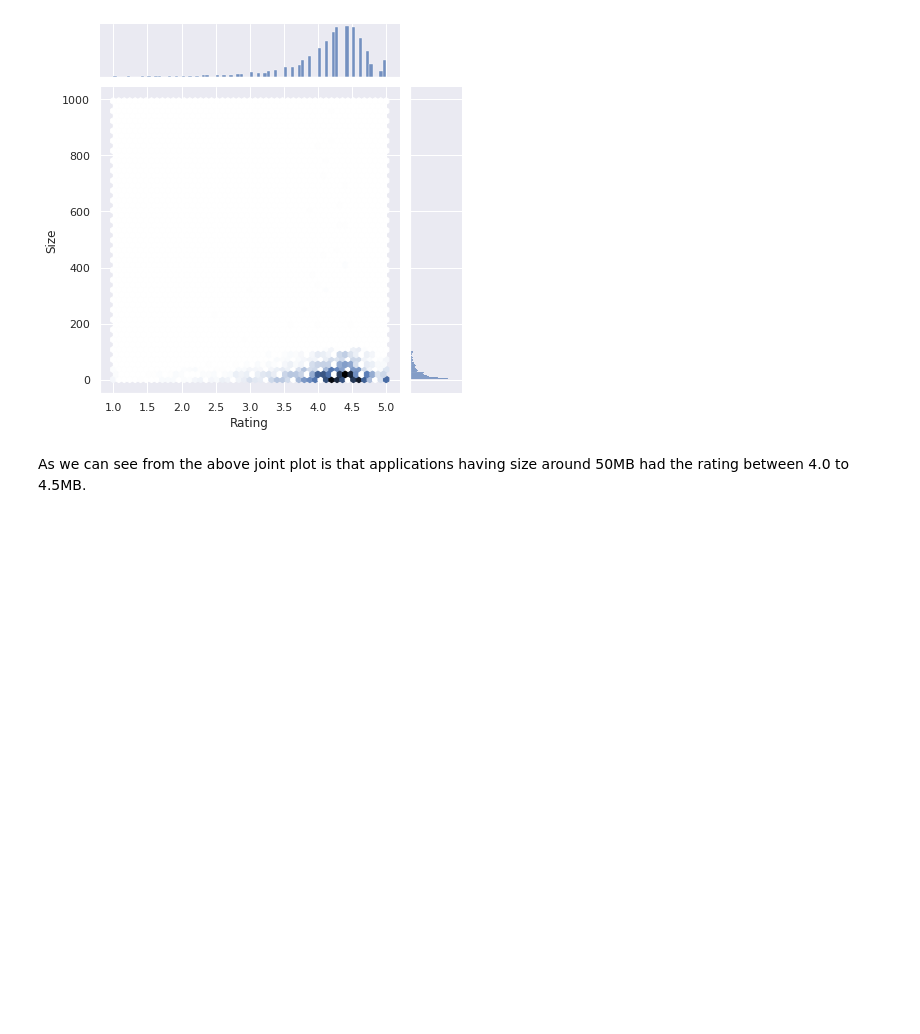
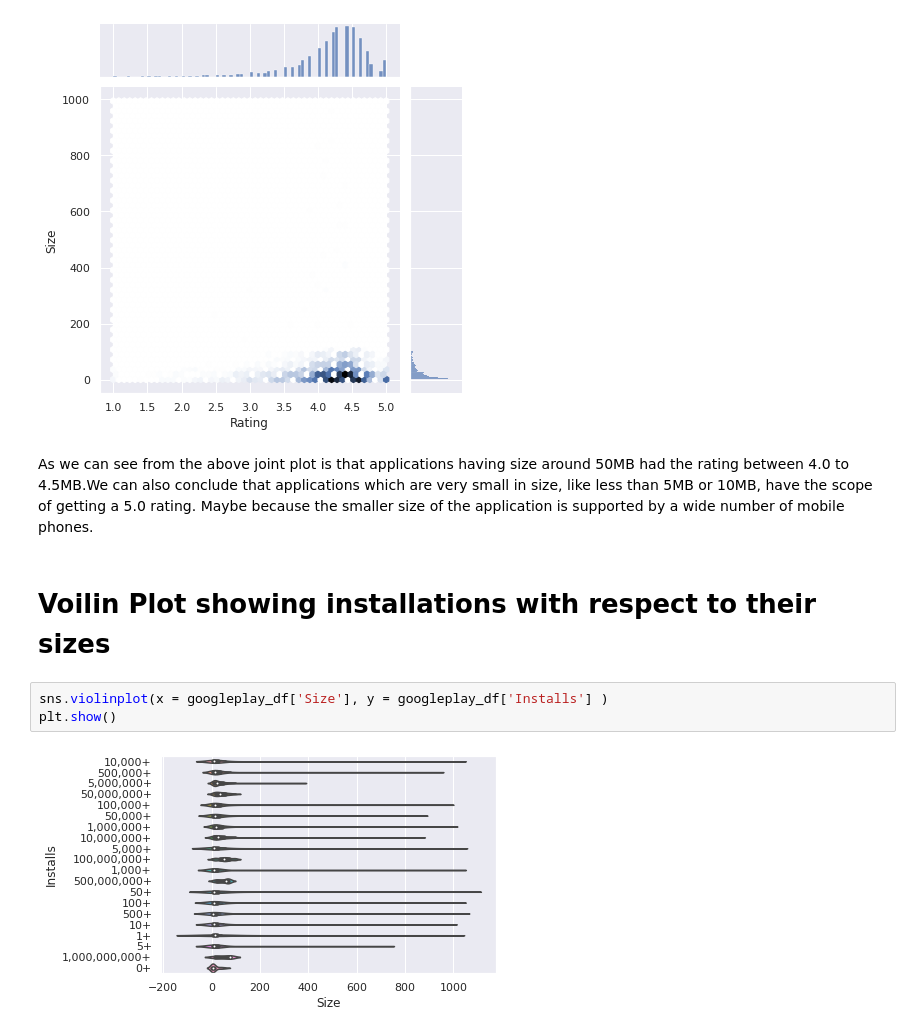
Before and after one commit to ekanshsinghrathore/eda_playstore, a Jupyter notebook: Play_Store_App_Review_Analysis_Capstone_Project.ipynb, the cells around one changed output. Cells and saved outputs as stored; diff of their text form; blank space fills up the shorter version.

```diff
--- a/Play_Store_App_Review_Analysis_Capstone_Project.ipynb
+++ b/Play_Store_App_Review_Analysis_Capstone_Project.ipynb
@@ -178,4 +177,11 @@ plt.show()
 # %% [output]
 [figure]
 # %% [markdown]
-As we can see from the above joint plot is that applications having size around 50MB had the rating between 4.0 to 4.5MB.
+As we can see from the above joint plot is that applications having size around 50MB had the rating between 4.0 to 4.5MB.We can also conclude that applications which are very small in size, like less than 5MB or 10MB, have the scope of getting a 5.0 rating. Maybe because the smaller size of the application is supported by a wide number of mobile phones.
+# %% [markdown]
+# Voilin Plot showing installations with respect to their sizes
+# %%
+sns.violinplot(x = googleplay_df['Size'], y = googleplay_df['Installs'] )
+plt.show()
+# %% [output]
+[figure, added]
```
Also changed, not shown: parts of 3 cells of this notebook.
